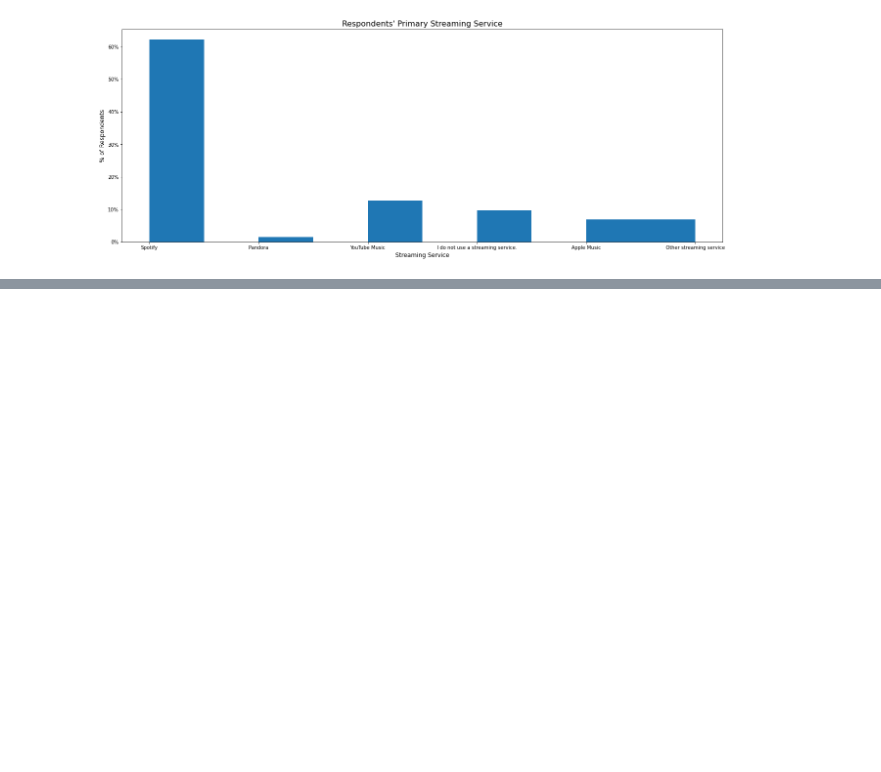
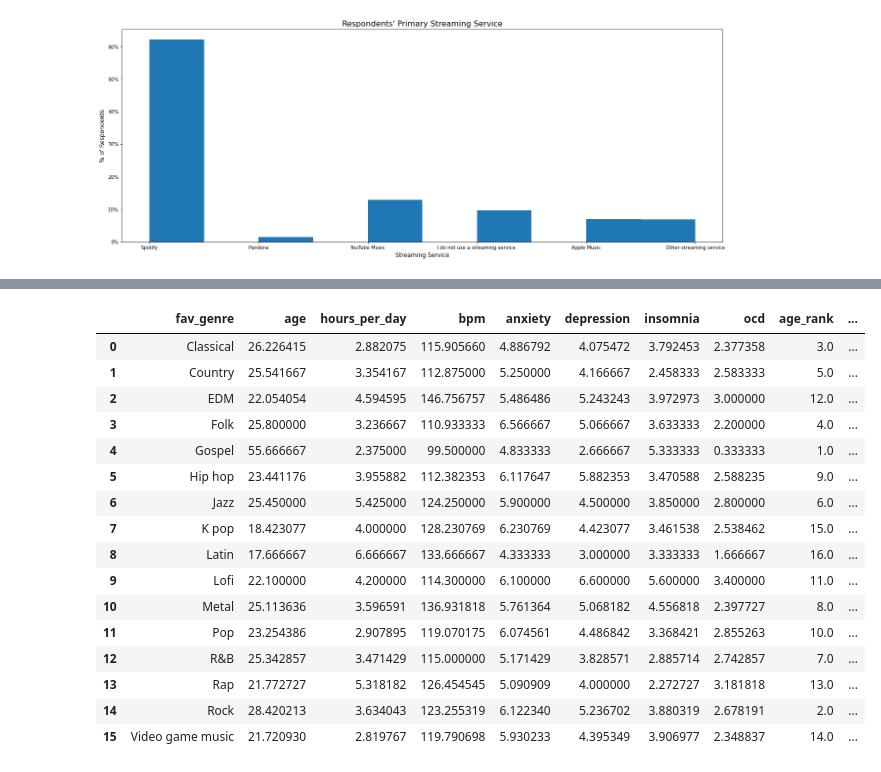
Before and after one commit to evankoop/mxmh-project, a Jupyter notebook: mxmh.ipynb, the cells around one changed output, grey strips where cells are left out. Saved outputs shown, nothing was run; the diff lists cells and outputs as text; code cells hidden in the pictures; blank space fills up the shorter version.

Commit message:
Grouped Data by Genre and Ranked it

```diff
--- a/mxmh.ipynb
+++ b/mxmh.ipynb
@@ -473,3 +493,5 @@ dtype: int64
+# %%
+df = df.drop(568)
 # %%
 df['music_effects']
 # %% [output]
@@ -718,0 +735,2 @@ Text(0, 0.5, '% of Respondents')
+# %%
+df_grouped = df.groupby(['fav_genre']).mean().reset_index()
@@ -718,0 +757,21 @@ Text(0, 0.5, '% of Respondents')
+# %%
+df_grouped['age_rank'] = df_grouped['age'].rank(ascending=False)
+df_grouped
+# %% [output]
+|  | fav_genre | age | hours_per_day | bpm | anxiety | depression | insomnia | ocd | age_rank | ... |
+| 0 | Classical | 26.226415 | 2.882075 | 115.905660 | 4.886792 | 4.075472 | 3.792453 | 2.377358 | 3.0 | ... |
+| 1 | Country | 25.541667 | 3.354167 | 112.875000 | 5.250000 | 4.166667 | 2.458333 | 2.583333 | 5.0 | ... |
+| 2 | EDM | 22.054054 | 4.594595 | 146.756757 | 5.486486 | 5.243243 | 3.972973 | 3.000000 | 12.0 | ... |
+| 3 | Folk | 25.800000 | 3.236667 | 110.933333 | 6.566667 | 5.066667 | 3.633333 | 2.200000 | 4.0 | ... |
+| 4 | Gospel | 55.666667 | 2.375000 | 99.500000 | 4.833333 | 2.666667 | 5.333333 | 0.333333 | 1.0 | ... |
+| 5 | Hip hop | 23.441176 | 3.955882 | 112.382353 | 6.117647 | 5.882353 | 3.470588 | 2.588235 | 9.0 | ... |
+| 6 | Jazz | 25.450000 | 5.425000 | 124.250000 | 5.900000 | 4.500000 | 3.850000 | 2.800000 | 6.0 | ... |
+| 7 | K pop | 18.423077 | 4.000000 | 128.230769 | 6.230769 | 4.423077 | 3.461538 | 2.538462 | 15.0 | ... |
+| 8 | Latin | 17.666667 | 6.666667 | 133.666667 | 4.333333 | 3.000000 | 3.333333 | 1.666667 | 16.0 | ... |
+| 9 | Lofi | 22.100000 | 4.200000 | 114.300000 | 6.100000 | 6.600000 | 5.600000 | 3.400000 | 11.0 | ... |
+| 10 | Metal | 25.113636 | 3.596591 | 136.931818 | 5.761364 | 5.068182 | 4.556818 | 2.397727 | 8.0 | ... |
+| 11 | Pop | 23.254386 | 2.907895 | 119.070175 | 6.074561 | 4.486842 | 3.368421 | 2.855263 | 10.0 | ... |
+| 12 | R&B | 25.342857 | 3.471429 | 115.000000 | 5.171429 | 3.828571 | 2.885714 | 2.742857 | 7.0 | ... |
+| 13 | Rap | 21.772727 | 5.318182 | 126.454545 | 5.090909 | 4.000000 | 2.272727 | 3.181818 | 13.0 | ... |
+| 14 | Rock | 28.420213 | 3.634043 | 123.255319 | 6.122340 | 5.236702 | 3.880319 | 2.678191 | 2.0 | ... |
+| 15 | Video game music | 21.720930 | 2.819767 | 119.790698 | 5.930233 | 4.395349 | 3.906977 | 2.348837 | 14.0 | ... |
```
Also changed, not shown: parts of 12 cells of this notebook.
